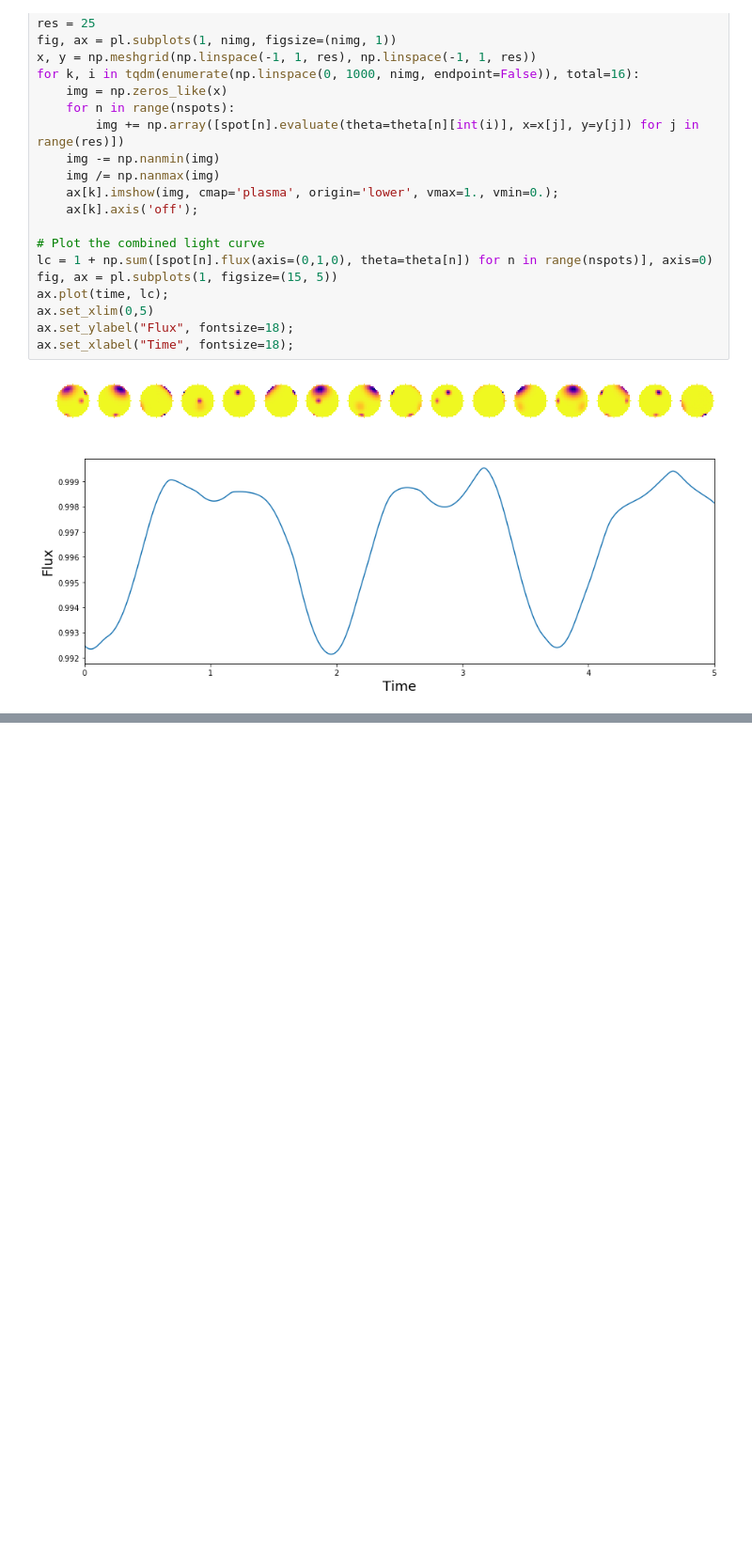
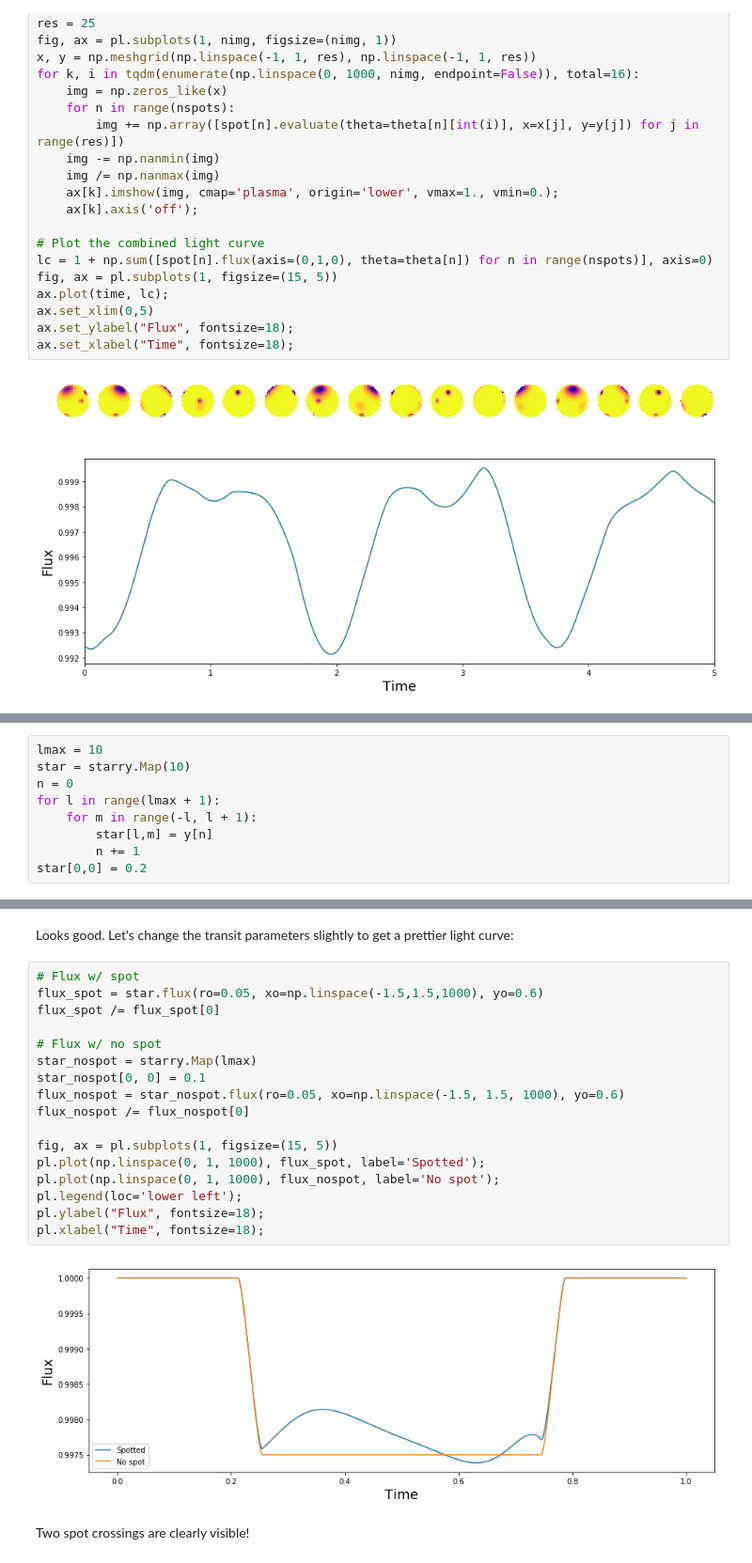
Before and after one commit to rodluger/starry, a Jupyter notebook: docs/tutorials/spottedstar.ipynb, the cells around one changed output, grey strips where cells are left out. Shown at 94% size. Drawn from its saved outputs; the diff is of its cells as text; blank space fills up the shorter version.

```diff
--- a/docs/tutorials/spottedstar.ipynb
+++ b/docs/tutorials/spottedstar.ipynb
@@ -107,0 +175,9 @@ ax.set_xlabel("Time", fontsize=18);
+# %%
+lmax = 10
+star = starry.Map(10)
+n = 0
+for l in range(lmax + 1):
+    for m in range(-l, l + 1):
+        star[l,m] = y[n]
+        n += 1
+star[0,0] = 0.2
@@ -107,0 +188,23 @@ ax.set_xlabel("Time", fontsize=18);
+# %% [markdown]
+Looks good. Let's change the transit parameters slightly to get a prettier light curve:
+# %%
+# Flux w/ spot
+flux_spot = star.flux(ro=0.05, xo=np.linspace(-1.5,1.5,1000), yo=0.6)
+flux_spot /= flux_spot[0]
+
+# Flux w/ no spot
+star_nospot = starry.Map(lmax)
+star_nospot[0, 0] = 0.1
+flux_nospot = star_nospot.flux(ro=0.05, xo=np.linspace(-1.5, 1.5, 1000), yo=0.6)
+flux_nospot /= flux_nospot[0]
+
+fig, ax = pl.subplots(1, figsize=(15, 5))
+pl.plot(np.linspace(0, 1, 1000), flux_spot, label='Spotted');
+pl.plot(np.linspace(0, 1, 1000), flux_nospot, label='No spot');
+pl.legend(loc='lower left');
+pl.ylabel("Flux", fontsize=18);
+pl.xlabel("Time", fontsize=18);
+# %% [output]
+[figure, added]
+# %% [markdown]
+Two spot crossings are clearly visible!
```
Also changed, not shown: parts of 16 cells of this notebook, 14 other files.
